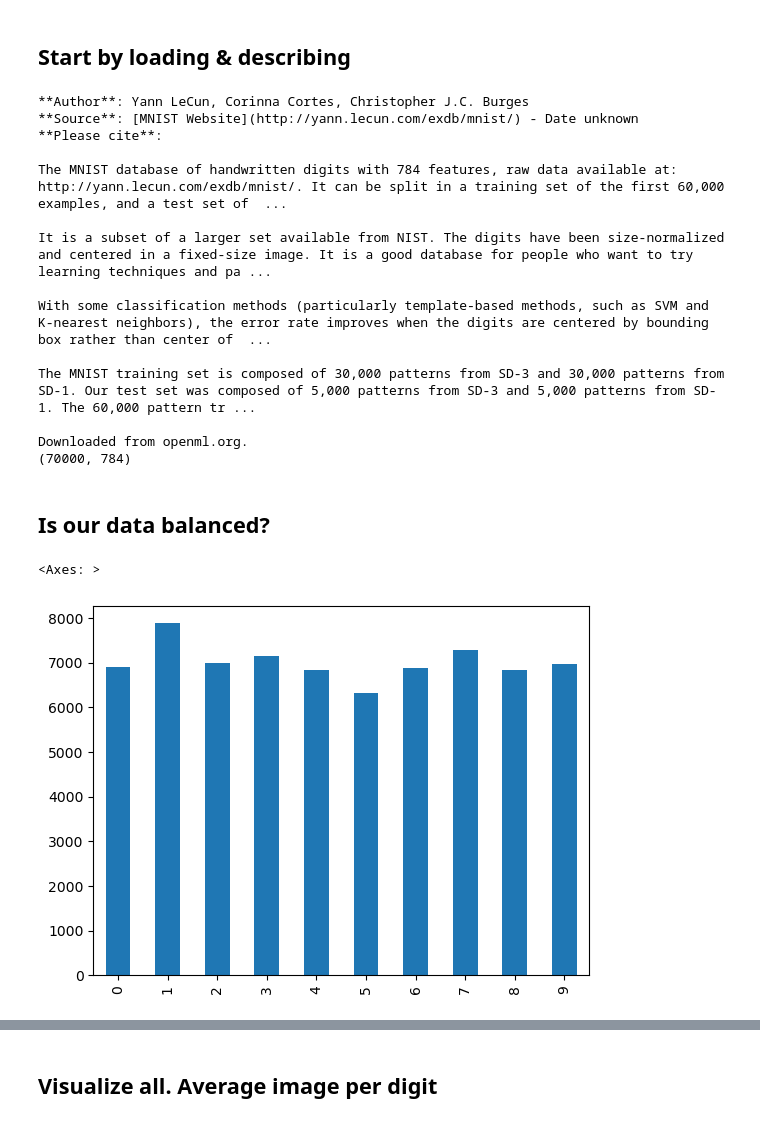
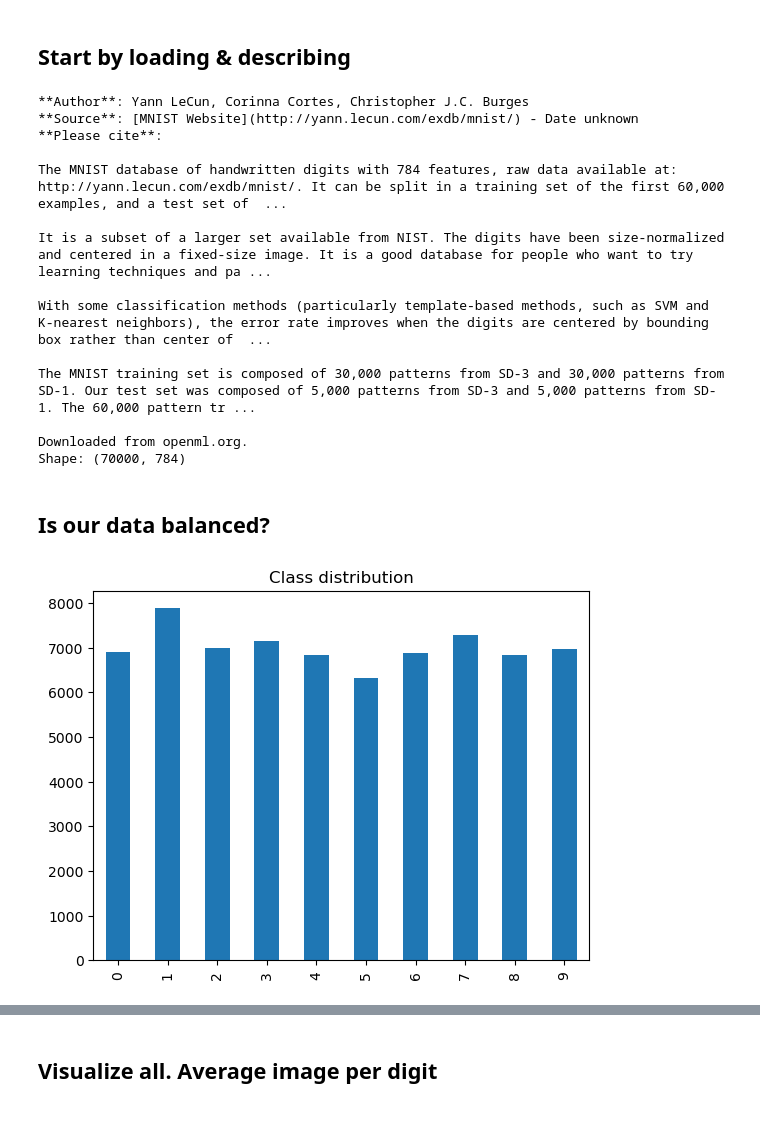
Before and after one commit to alexanderlvov1/PAITH2025, a Jupyter notebook: 2026/hemlaxa/AIkunskapskontroll2026Del2EDA.ipynb, the cells around one changed output, grey strips where cells are left out. Saved outputs shown, nothing was run; the diff lists cells and outputs as text; code cells hidden in the pictures.

```diff
--- a/2026/hemlaxa/AIkunskapskontroll2026Del2EDA.ipynb
+++ b/2026/hemlaxa/AIkunskapskontroll2026Del2EDA.ipynb
@@ -14,13 +171,5 @@ from sklearn.datasets import fetch_openml
 # %%
-
-#If as_frame is False, the data and target will be NumPy arrays and the data will only contain numerical values when parser="liac-arff" where the categories are provided in the attribute categories of the Bunch instance. When parser="pandas", no ordinal encoding is made.
-mnist = fetch_openml('mnist_784', version=1, cache=True, as_frame=False)
-print(mnist.DESCR)
-#The 784 number is not fundamental. It’s just: 28×28 pixels stored as a 1D vector
-print(mnist.data.shape)
-
-X = mnist.data
-y = mnist.target
+X, y = load_mnist()
 # %% [output]
 **Author**: Yann LeCun, Corinna Cortes, Christopher J.C. Burges
 **Source**: [MNIST Website](http://yann.lecun.com/exdb/mnist/) - Date unknown
@@ -35,13 +184,11 @@ With some classification methods (particularly template-based methods, such as S
 The MNIST training set is composed of 30,000 patterns from SD-3 and 30,000 patterns from SD-1. Our test set was composed of 5,000 patterns from SD-3 and 5,000 patterns from SD-1. The 60,000 pattern tr ...
 
 Downloaded from openml.org.
-(70000, 784)
+Shape: (70000, 784)
 # %% [markdown]
 ## Is our data balanced?
 # %%
-# Class distribution: how many samples of every picture is in the dataset?
-pd.Series(y).value_counts().sort_index().plot(kind="bar")
+plot_class_distribution(y)
 # %% [output]
-<Axes: >
-[figure, old version]
+[figure, new version]
 # %%
```
Also changed, not shown: parts of 10 cells of this notebook.
